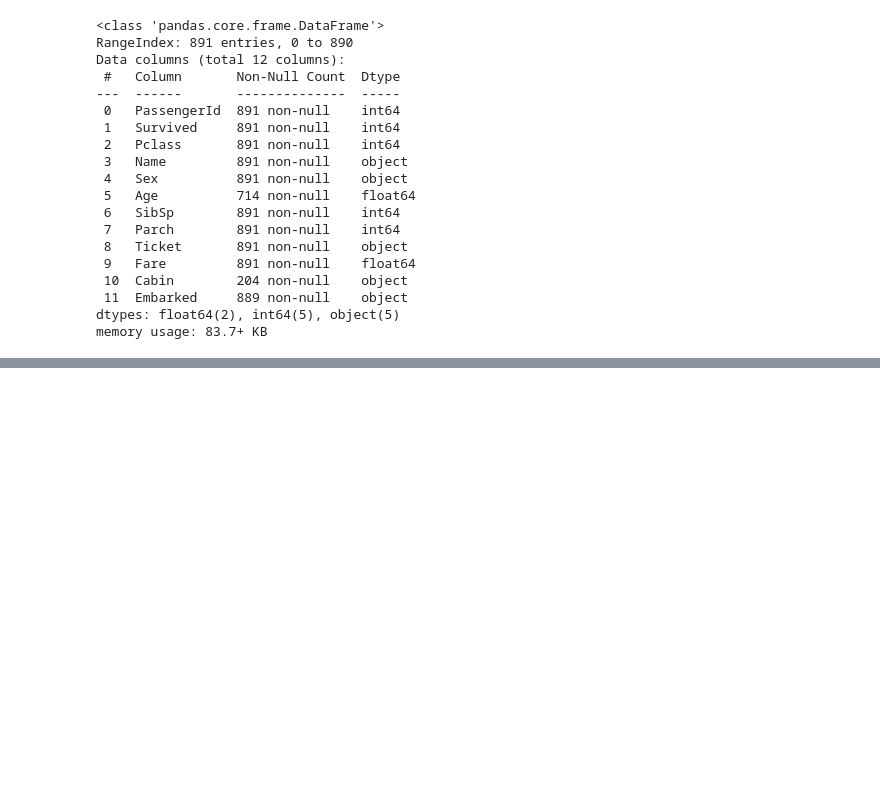
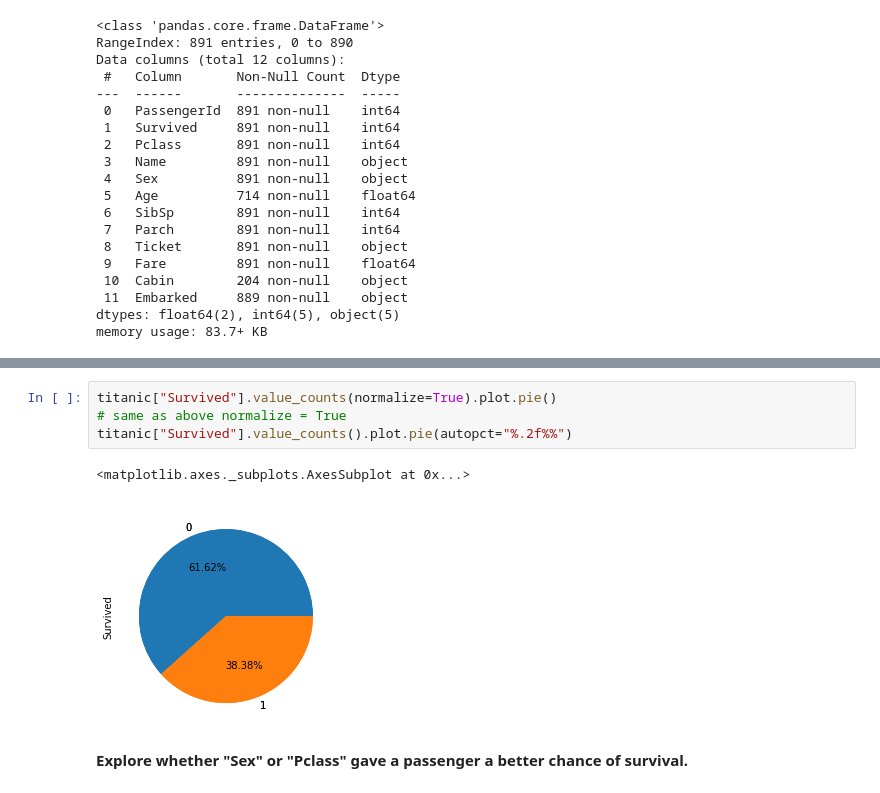
Before and after one commit to thisisharrison/titanic, a Jupyter notebook: Titanic_Practice.ipynb, the cells around one changed output, grey strips where cells are left out. Drawn from its saved outputs; the diff is of its cells as text; blank space fills up the shorter version.

```diff
--- a/Titanic_Practice.ipynb
+++ b/Titanic_Practice.ipynb
@@ -104,0 +189,9 @@ memory usage: 83.7+ KB
+# %%
+titanic["Survived"].value_counts(normalize=True).plot.pie()
+# same as above normalize = True
+titanic["Survived"].value_counts().plot.pie(autopct="%.2f%%")
+# %% [output]
+<matplotlib.axes._subplots.AxesSubplot at 0x...>
+[figure, added]
+# %% [markdown]
+**Explore whether "Sex" or "Pclass" gave a passenger a better chance of survival.**
```
Also changed, not shown: parts of 25 cells of this notebook.
